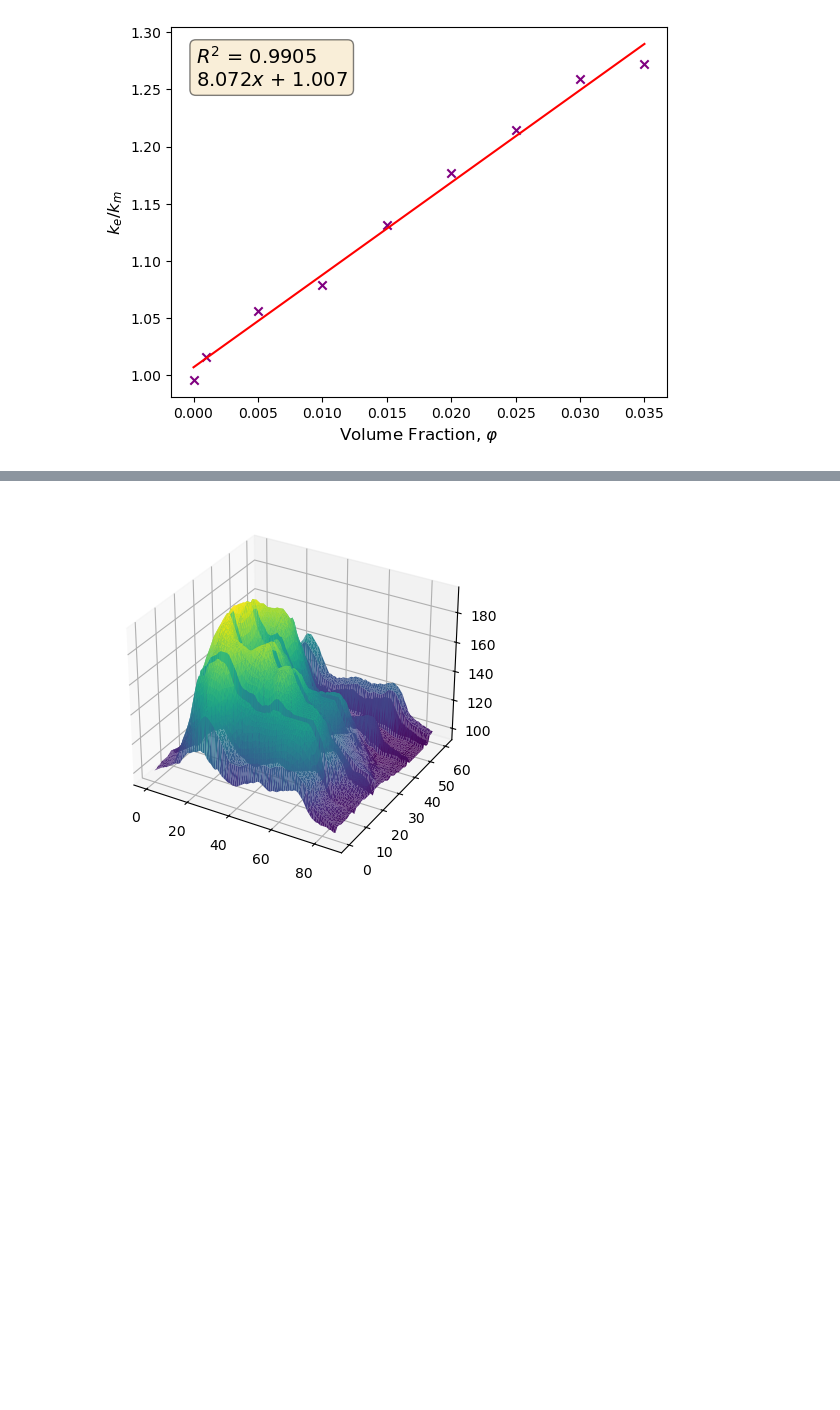
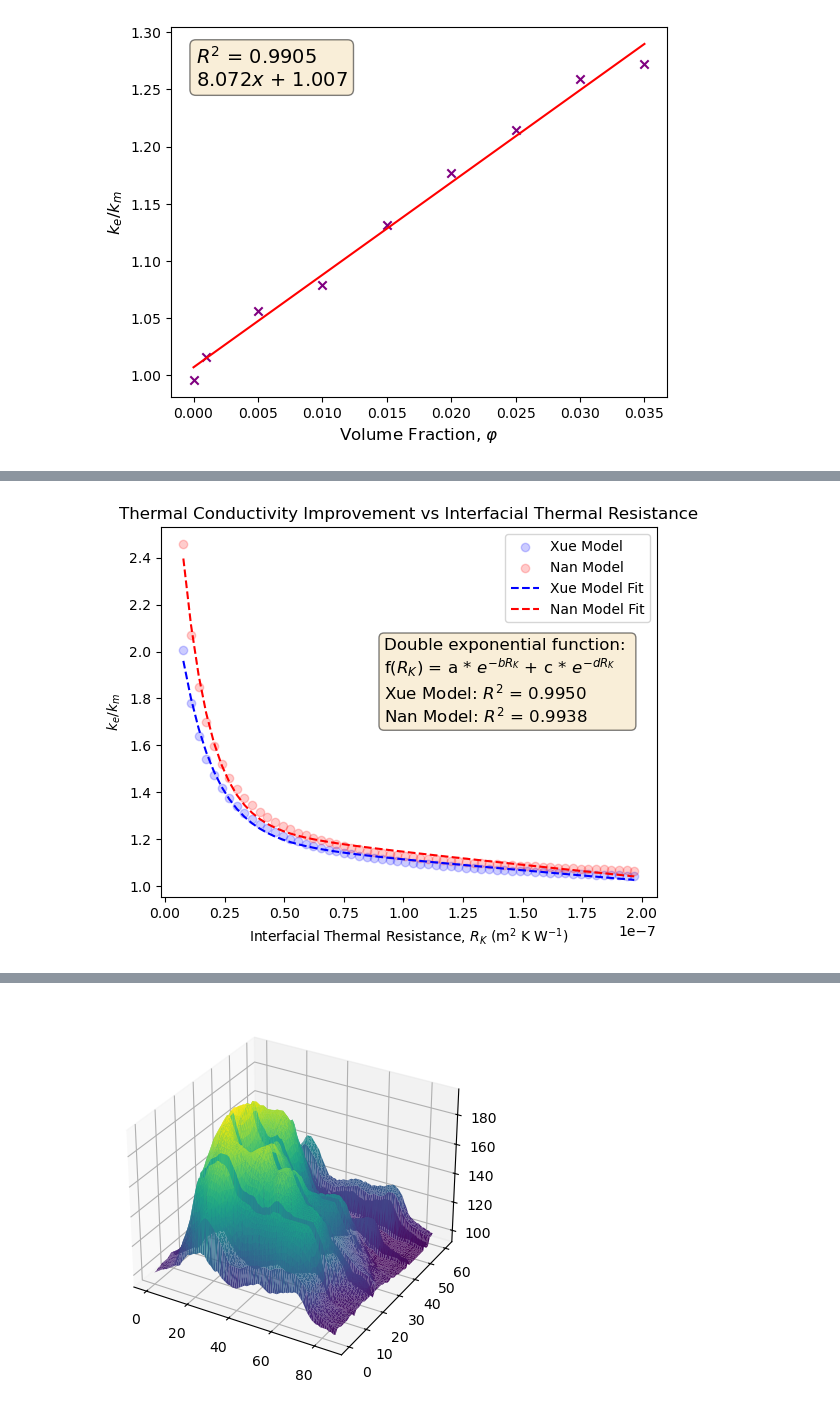
Before and after one commit to danesheppard/CNTCompositeModelling, a Jupyter notebook: NanocompositeModellingJournal.ipynb, the cells around one changed output, grey strips where cells are left out. Drawn from its saved outputs; the diff is of its cells as text; code cells hidden in the pictures; blank space fills up the shorter version.

```diff
--- a/NanocompositeModellingJournal.ipynb
+++ b/NanocompositeModellingJournal.ipynb
@@ -586,3 +614,88 @@ findKcNanFig.savefig('./variousKcValuesNan.png')
 [figure]
 [figure]
 [figure]
+# %%
+import numpy as np
+import matplotlib.pyplot as plt
+from scipy.optimize import curve_fit
+
+# Define the double exponential function using numpy
+def exp_decay(RK, a, b, c, d):
+    return a * np.exp(-b * RK) + c*np.exp(-d*RK)
+
+# Now we will plot variation of RK, and include the Nan model on the graph for reference
+# Plot for RK using both the Xue and Nan models
+XueData = []
+NanData = []
+initialRK = 0.77e-8
+maxRK = 20e-8
+kmForRK = 0.2059
+experimentalKcXue = 340
+experimentalKcNan = 340
+RKIterations = 60
+RKIncrement = (maxRK - initialRK) / RKIterations
+LForRK = 0.8e-6
+
+RKAxis = []
+
+for n in range(RKIterations):
+    point = initialRK + RKIncrement * n
+    RKAxis.append(point)
+
+print(f'Generating {len(RKAxis)} values')
+for RKValue in RKAxis:
+    XueSolver = calculateKeSolver(RK=RKValue, km=kmForRK, kc=experimentalKcXue, L=LForRK)
+    NanResult = nankekm(km=kmForRK, RK=RKValue, kc=experimentalKcNan, L=LForRK)
+
+    XueData.append(XueSolver / kmForRK)
+    NanData.append(NanResult)
+
+# Convert lists to numpy arrays for curve fitting
+RKAxis = np.array(RKAxis)
+XueData = np.array(XueData)
+NanData = np.array(NanData)
+
+# Fit the data to the exponential decay function
+p0xue = [1, 1e-3, 1, 1e-3]  # Initial guess for the parameters
+p0nan = [1, 1e-3, 1, 1e-3]  # Initial guess for the parameters
+xueParams, _ = curve_fit(exp_decay, RKAxis, XueData, p0xue, maxfev=1000000)
+nanParams, _ = curve_fit(exp_decay, RKAxis, NanData, p0nan, maxfev=1000000)
+
+# Extract parameters
+xue_a, xue_b, xue_c, xue_d = xueParams
+nan_a, nan_b, nan_c, nan_d = nanParams
+
+# Generate fitted data
+XueFit = exp_decay(RKAxis, *xueParams)
+NanFit = exp_decay(RKAxis, *nanParams)
+
+# Get regression values for both
+xueR2 = r2_score(XueData, XueFit)
+nanR2 = r2_score(NanData, NanFit)
+
+# Add text to the plot defining the double exponential function
+functionText = f'Double exponential function: \nf($R_K$) = a * $e^{{-bR_K}}$ + c * $e^{{-dR_K}}$'
+# Add text to the plot
+textString = '\n'.join((
+    functionText,
+    # f'\nXue Model: a = {xue_a:.3f} \nb = {xue_b:.3f} \nc = {xue_c:.3f} \nd = {xue_d:.3f}',
+    # f'Nan Model: a = {nan_a:.3f} \nb = {nan_b:.3f} \nc = {nan_c:.3f} \nd = {nan_d:.3f}'
+    f'Xue Model: $R^2$ = {xueR2:.4f}',
+    f'Nan Model: $R^2$ = {nanR2:.4f}'
+))
+
+# Create the plot
+RKFig, RKAx = plt.subplots()
+RKAx.scatter(RKAxis, XueData, label='Xue Model', color='blue', alpha= 0.2)
+RKAx.scatter(RKAxis, NanData, label='Nan Model', color='red', alpha = 0.2)
+RKAx.plot(RKAxis, XueFit, label='Xue Model Fit', color='blue', ls='--')
+RKAx.plot(RKAxis, NanFit, label='Nan Model Fit', color='red', ls='--')
+RKAx.set_xlabel('Interfacial Thermal Resistance, $R_K$ (m$^2$ K W$^{-1}$)')
+RKAx.set_ylabel('$k_e/k_m$')
+RKAx.set_title('Thermal Conductivity Improvement vs Interfacial Thermal Resistance')
+RKAx.legend()
+
+RKAx.text(0.45, 0.7, textString, transform=RKAx.transAxes, fontsize=12,
+          verticalalignment='top', bbox=props)
+plt.savefig('./RK_double_exponential.png')
+# %% [output]
@@ -589 +703,2 @@ findKcNanFig.savefig('./variousKcValuesNan.png')
+[figure, added]
 # %%
```
Also changed, not shown: parts of 7 cells of this notebook, 4 other files.
